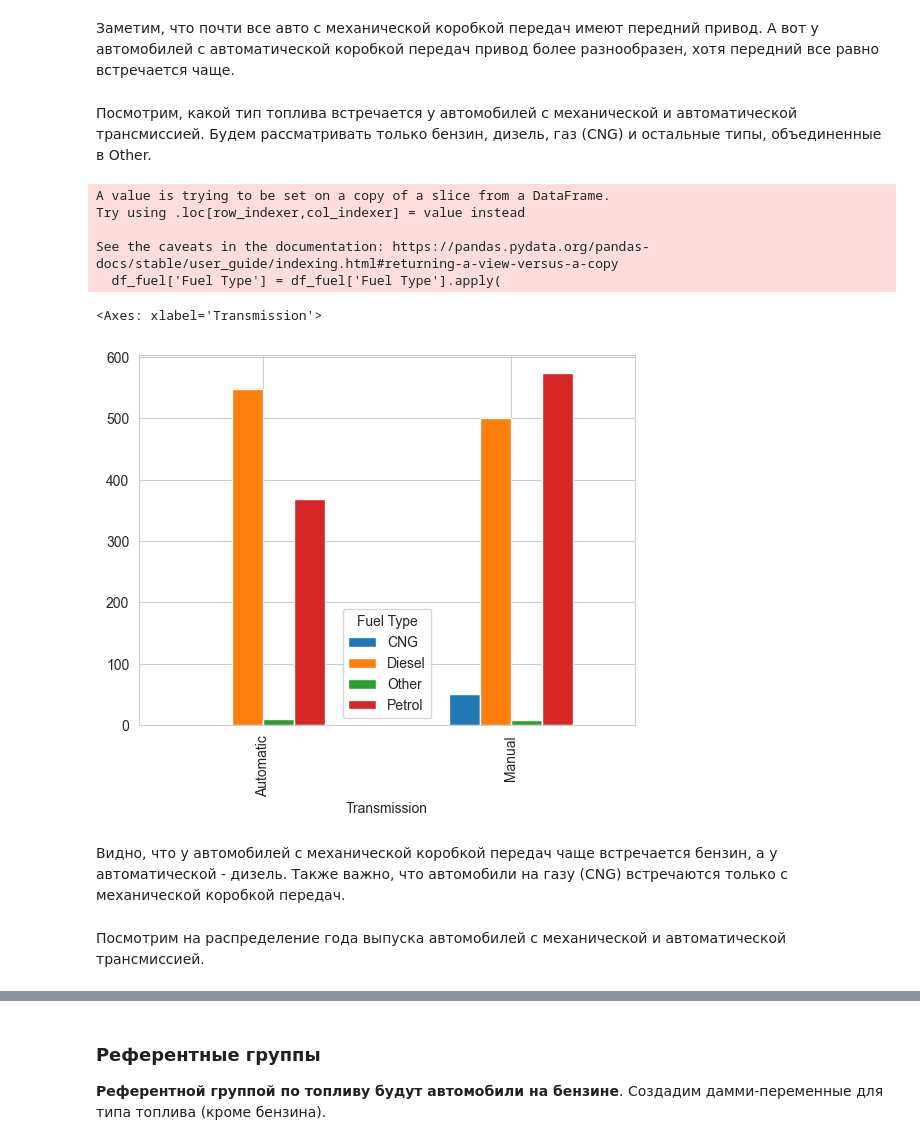
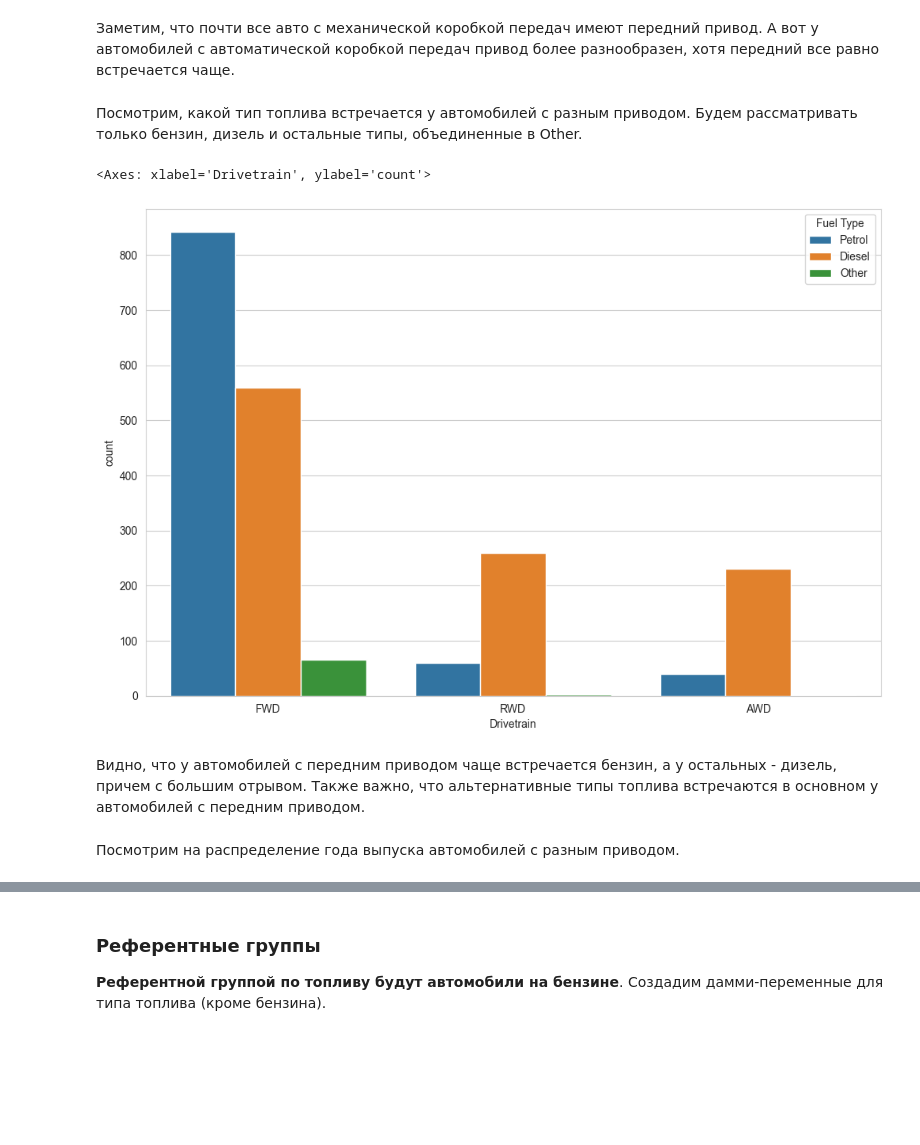
Before and after one commit to brshtsk/hell-in-python, a Jupyter notebook: Проект-авто.ipynb, the cells around one changed output, grey strips where cells are left out. Saved outputs shown, nothing was run; the diff lists cells and outputs as text; code cells hidden in the pictures; blank space fills up the shorter version.

```diff
--- a/Проект-авто.ipynb
+++ b/Проект-авто.ipynb
@@ -1417,24 +1347,19 @@ ct.plot.bar()
 # %% [markdown]
 Заметим, что почти все авто с механической коробкой передач имеют передний привод. А вот у автомобилей с автоматической коробкой передач привод более разнообразен, хотя передний все равно встречается чаще.
 # %% [markdown]
-Посмотрим, какой тип топлива встречается у автомобилей с механической и автоматической трансмиссией. Будем рассматривать только бензин, дизель, газ (CNG) и остальные типы, объединенные в Other.
+Посмотрим, какой тип топлива встречается у автомобилей с разным приводом. Будем рассматривать только бензин, дизель и остальные типы, объединенные в Other.
 # %%
-df_fuel = df[['Transmission', 'Fuel Type']]
+df_fuel = df[['Drivetrain', 'Fuel Type']]
 df_fuel['Fuel Type'] = df_fuel['Fuel Type'].apply(
-    lambda x: x if x in ['Petrol', 'Diesel', 'CNG'] else 'Other')
+    lambda x: x if x in ['Petrol', 'Diesel'] else 'Other')
 
-ct = pd.crosstab(df_fuel['Transmission'], df_fuel['Fuel Type'])
-ct.plot.bar()
+plt.figure(figsize=(12, 8))
+sns.countplot(x='Drivetrain', hue='Fuel Type', data=df_fuel)
 # %% [output]
-A value is trying to be set on a copy of a slice from a DataFrame.
-Try using .loc[row_indexer,col_indexer] = value instead
-
-See the caveats in the documentation: https://pandas.pydata.org/pandas-docs/stable/user_guide/indexing.html#returning-a-view-versus-a-copy
-  df_fuel['Fuel Type'] = df_fuel['Fuel Type'].apply(
+<Axes: xlabel='Drivetrain', ylabel='count'>
-<Axes: xlabel='Transmission'>
-[figure, old version]
+[figure, new version]
 # %% [markdown]
-Видно, что у автомобилей с механической коробкой передач чаще встречается бензин, а у автоматической - дизель. Также важно, что автомобили на газу (CNG) встречаются только с механической коробкой передач.
+Видно, что у автомобилей с передним приводом чаще встречается бензин, а у остальных - дизель, причем с большим отрывом. Также важно, что альтернативные типы топлива встречаются в основном у автомобилей с передним приводом.
 # %% [markdown]
-Посмотрим на распределение года выпуска автомобилей с механической и автоматической трансмиссией.
+Посмотрим на распределение года выпуска автомобилей с разным приводом.
 # %%
```
Also changed, not shown: parts of 67 cells of this notebook.
